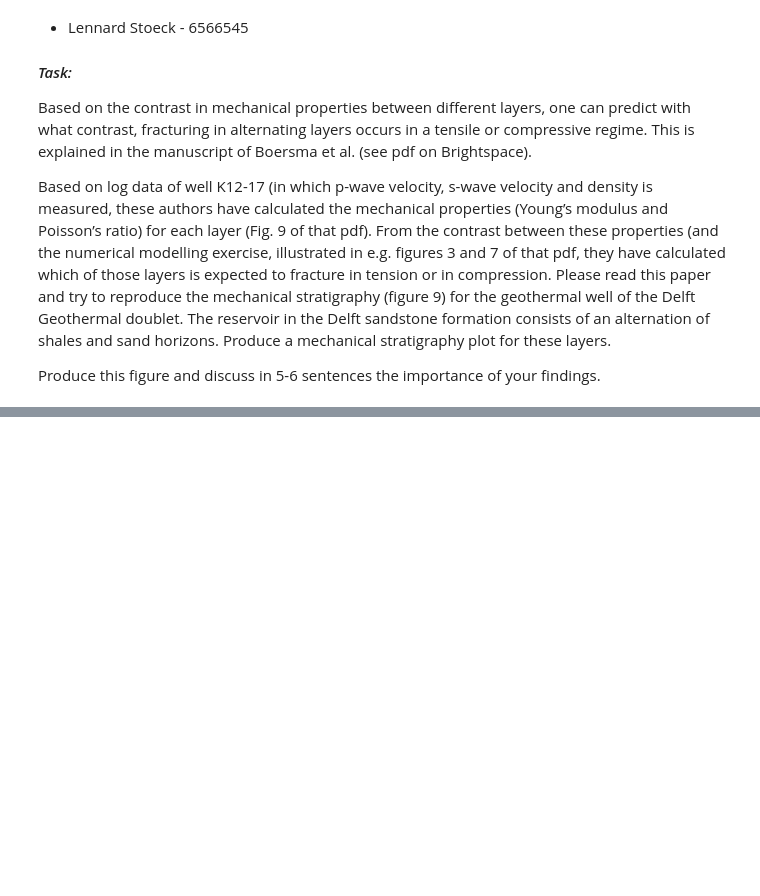
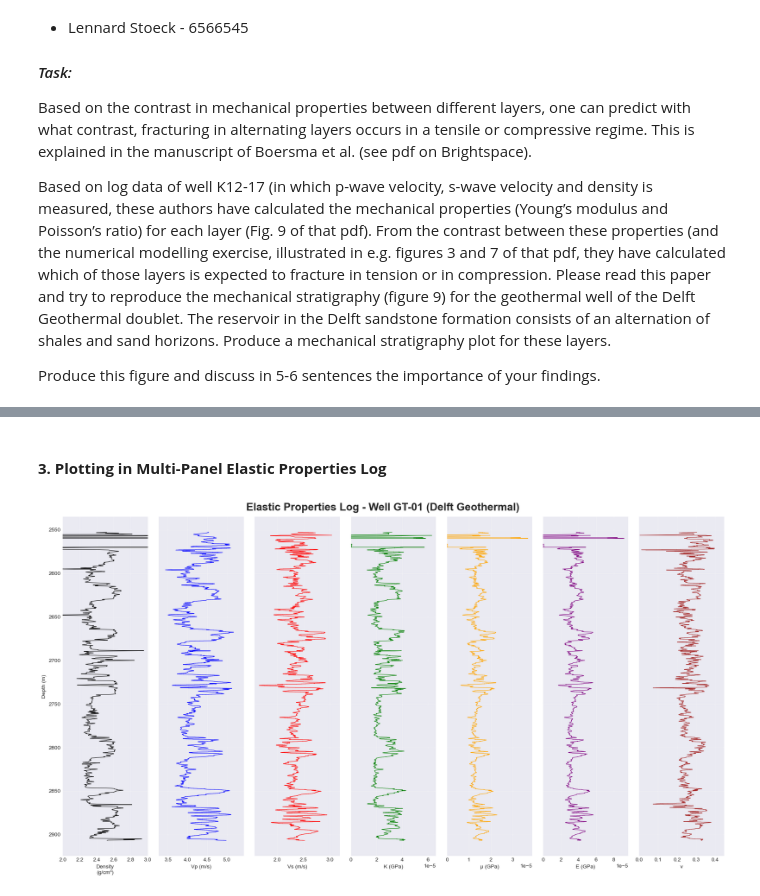
Before and after one commit to nandanajihha/Geomechanics-Q3, a Jupyter notebook: # Exercise GMSG 3/Report exercice 3.ipynb, the cells around one changed output, grey strips where cells are left out. Saved outputs shown, nothing was run; the diff lists cells and outputs as text; code cells hidden in the pictures; blank space fills up the shorter version.

```diff
--- a/# Exercise GMSG 3/Report exercice 3.ipynb
+++ b/# Exercise GMSG 3/Report exercice 3.ipynb
@@ -25,0 +105,16 @@ plt.style.use('seaborn-v0_8-darkgrid')
+# %%
+# Calculating elastic properties
+df_clean['K_dyn'] = df_clean['rho'] * (df_clean['Vp']**2 - (4/3) * df_clean['Vs']**2)
+df_clean['mu_dyn'] = df_clean['rho'] * df_clean['Vs']**2
+df_clean['E_dyn'] = (9 * df_clean['K_dyn'] * df_clean['mu_dyn']) / (3 * df_clean['K_dyn'] + df_clean['mu_dyn'])
+df_clean['nu_dyn'] = (3 * df_clean['K_dyn'] - 2 * df_clean['mu_dyn']) / (2 * (3 * df_clean['K_dyn'] + df_clean['mu_dyn']))
+
+# Converting to GPa
+df_clean['K_dyn_GPa'] = df_clean['K_dyn'] / 1e9
+df_clean['mu_dyn_GPa'] = df_clean['mu_dyn'] / 1e9
+df_clean['E_dyn_GPa'] = df_clean['E_dyn'] / 1e9
+
+df_clean[['K_dyn_GPa', 'mu_dyn_GPa', 'E_dyn_GPa', 'nu_dyn']].describe()
+
+# Elastic properties summary
+df_clean[['Vp', 'Vs', 'E_dyn_GPa', 'nu_dyn']].describe()
@@ -25,0 +131,64 @@ plt.style.use('seaborn-v0_8-darkgrid')
+# %% [markdown]
+#### **3. Plotting in Multi-Panel Elastic Properties Log**
+# %%
+# Prepare data for plotting
+df_plot = df_clean.replace([np.inf, -np.inf], np.nan).copy()
+
+# Create 7-panel figure
+fig, axes = plt.subplots(1, 7, figsize=(18, 10), sharey=True)
+fig.suptitle('Elastic Properties Log - Well GT-01 (Delft Geothermal)', fontsize=20, fontweight='bold')
+
+# (a) Density
+axes[0].plot(df_plot['DENSITY'], df_plot['DEPT'], 'k-', linewidth=0.8)
+axes[0].set_xlabel('Density\n(g/cm³)')
+axes[0].set_ylabel('Depth (m)')
+axes[0].set_xlim(2.0, 3.0)
+axes[0].grid(alpha=0.3)
+axes[0].invert_yaxis()
+
+# (b) P-wave velocity
+valid_vp = df_plot['Vp'].dropna()
+axes[1].plot(df_plot['Vp'], df_plot['DEPT'], 'b-', linewidth=0.8)
+axes[1].set_xlim(valid_vp.min() * 0.95, valid_vp.max() * 1.05)
+axes[1].set_xlabel('Vp (m/s)')
+axes[1].grid(alpha=0.3)
+
+# (c) S-wave velocity
+valid_vs = df_plot['Vs'].dropna()
+axes[2].plot(df_plot['Vs'], df_plot['DEPT'], 'r-', linewidth=0.8)
+axes[2].set_xlim(valid_vs.min() * 0.95, valid_vs.max() * 1.05)
+axes[2].set_xlabel('Vs (m/s)')
+axes[2].grid(alpha=0.3)
+
+# (d) Bulk modulus
+valid_k = df_plot['K_dyn_GPa'].dropna()
+axes[3].plot(df_plot['K_dyn_GPa'], df_plot['DEPT'], 'g-', linewidth=0.8)
+axes[3].set_xlim(0, valid_k.max() * 1.05)
+axes[3].set_xlabel('K (GPa)')
+axes[3].grid(alpha=0.3)
+
+# (e) Shear modulus
+valid_mu = df_plot['mu_dyn_GPa'].dropna()
+axes[4].plot(df_plot['mu_dyn_GPa'], df_plot['DEPT'], 'orange', linewidth=0.8)
+axes[4].set_xlim(0, valid_mu.max() * 1.05)
+axes[4].set_xlabel('μ (GPa)')
+axes[4].grid(alpha=0.3)
+
+# (f) Young's modulus
+valid_e = df_plot['E_dyn_GPa'].dropna()
+axes[5].plot(df_plot['E_dyn_GPa'], df_plot['DEPT'], 'purple', linewidth=0.8)
+axes[5].set_xlim(0, valid_e.max() * 1.05)
+axes[5].set_xlabel('E (GPa)')
+axes[5].grid(alpha=0.3)
+
+# (g) Poisson's ratio
+valid_nu = df_plot['nu_dyn'].dropna()
+axes[6].plot(df_plot['nu_dyn'], df_plot['DEPT'], 'brown', linewidth=0.8)
+axes[6].set_xlim(0, min(0.5, valid_nu.max() + 0.05))
+axes[6].set_xlabel('ν')
+axes[6].grid(alpha=0.3)
+
+plt.tight_layout()
+plt.show()
+# %% [output]
+[figure, added]
```
Also changed, not shown: parts of 19 cells of this notebook.
